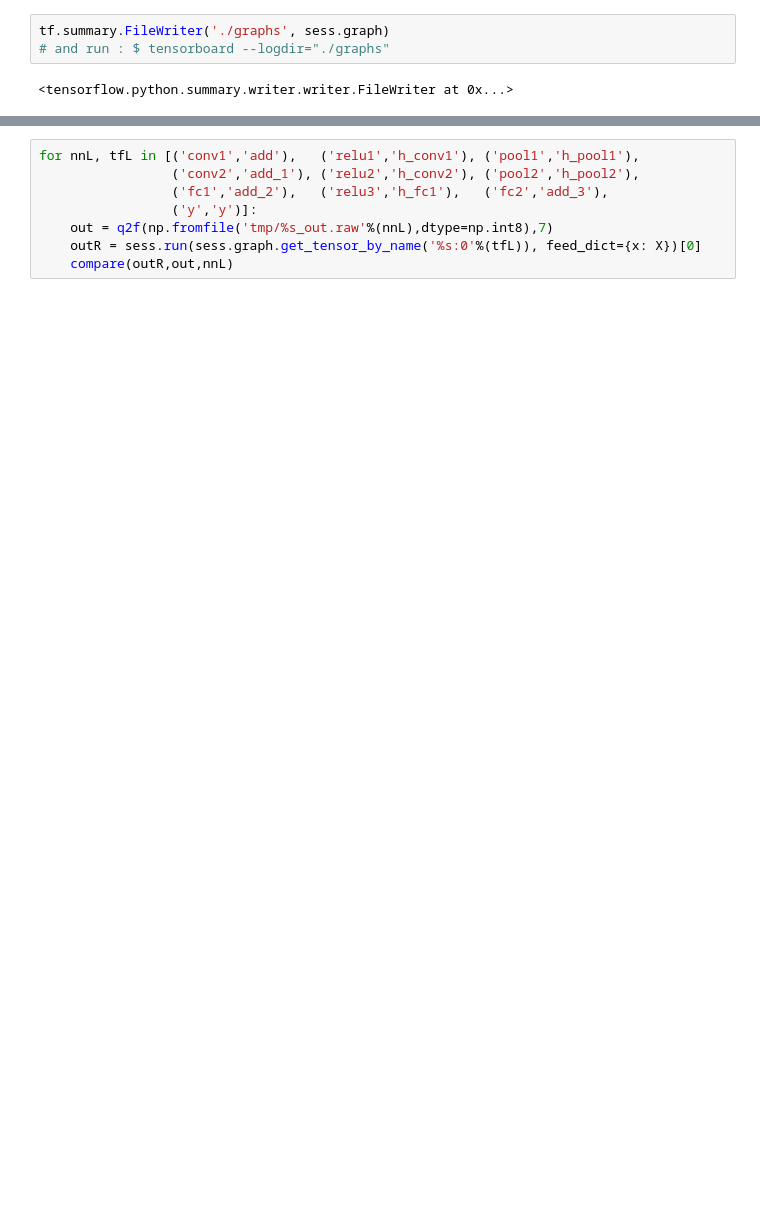
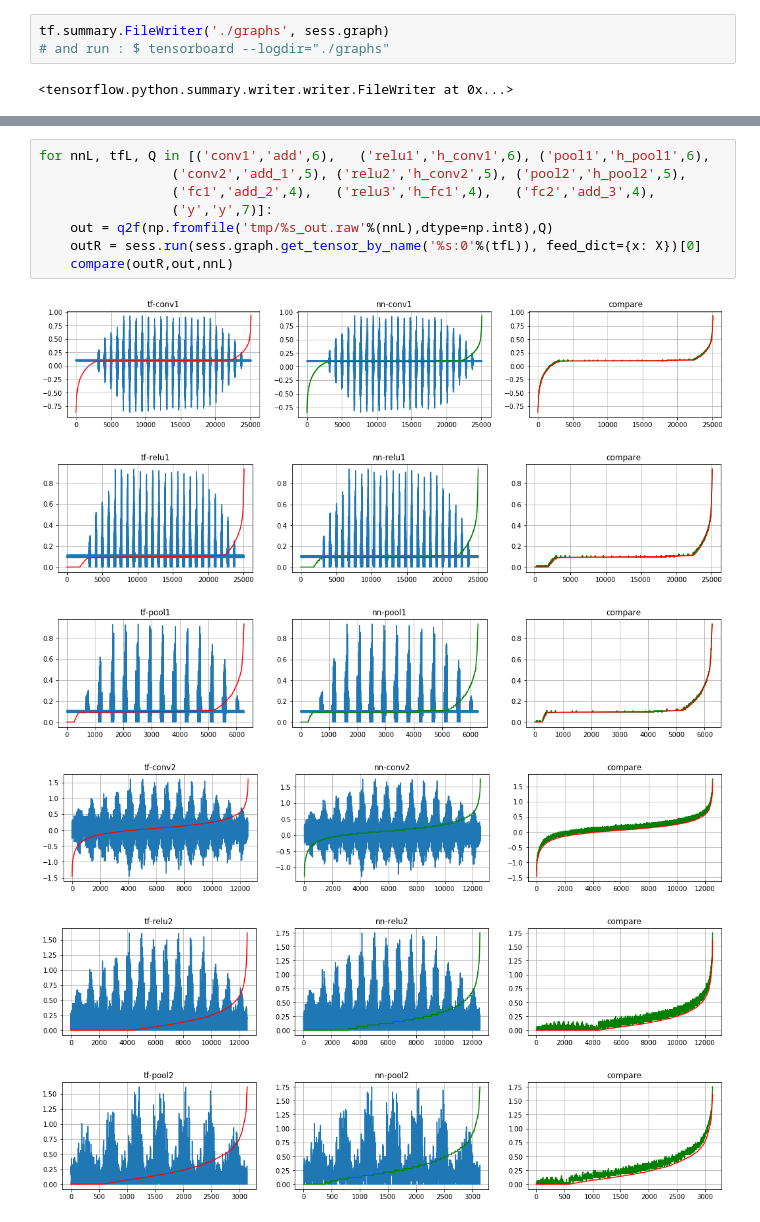
Before and after one commit to autoas/CMSIS_5, a Jupyter notebook: CMSIS/NN/Examples/ARM/arm_nn_examples/mnist/mnist.ipynb, the cells around one changed output, grey strips where cells are left out. Saved outputs shown, nothing was run; the diff lists cells and outputs as text; blank space fills up the shorter version.

```diff
--- a/CMSIS/NN/Examples/ARM/arm_nn_examples/mnist/mnist.ipynb
+++ b/CMSIS/NN/Examples/ARM/arm_nn_examples/mnist/mnist.ipynb
@@ -325,8 +354,15 @@ OSError: [Errno 12] Cannot allocate memory
 # %%
-for nnL, tfL in [('conv1','add'),   ('relu1','h_conv1'), ('pool1','h_pool1'),
-                 ('conv2','add_1'), ('relu2','h_conv2'), ('pool2','h_pool2'),
-                 ('fc1','add_2'),   ('relu3','h_fc1'),   ('fc2','add_3'),
-                 ('y','y')]:
-    out = q2f(np.fromfile('tmp/%s_out.raw'%(nnL),dtype=np.int8),7)
+for nnL, tfL, Q in [('conv1','add',6),   ('relu1','h_conv1',6), ('pool1','h_pool1',6),
+                 ('conv2','add_1',5), ('relu2','h_conv2',5), ('pool2','h_pool2',5),
+                 ('fc1','add_2',4),   ('relu3','h_fc1',4),   ('fc2','add_3',4),
+                 ('y','y',7)]:
+    out = q2f(np.fromfile('tmp/%s_out.raw'%(nnL),dtype=np.int8),Q)
     outR = sess.run(sess.graph.get_tensor_by_name('%s:0'%(tfL)), feed_dict={x: X})[0]
     compare(outR,out,nnL)
+# %% [output]
+[figure, added]
+[figure, added]
+[figure, added]
+[figure, added]
+[figure, added]
+[figure, added]
```
Also changed, not shown: parts of 9 cells of this notebook, 11 other files.
